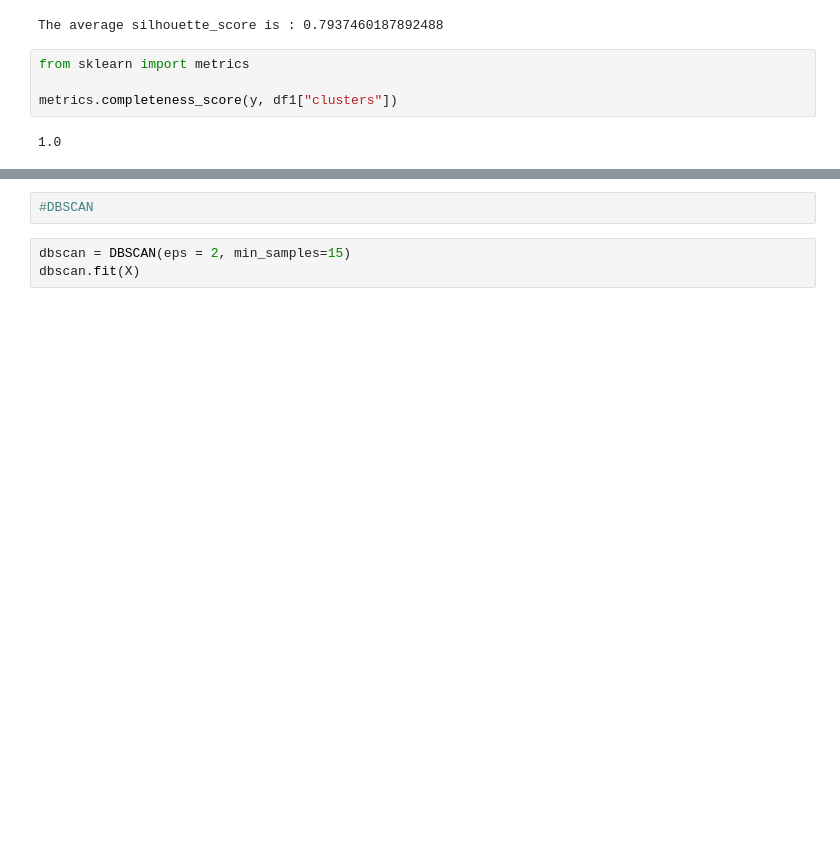
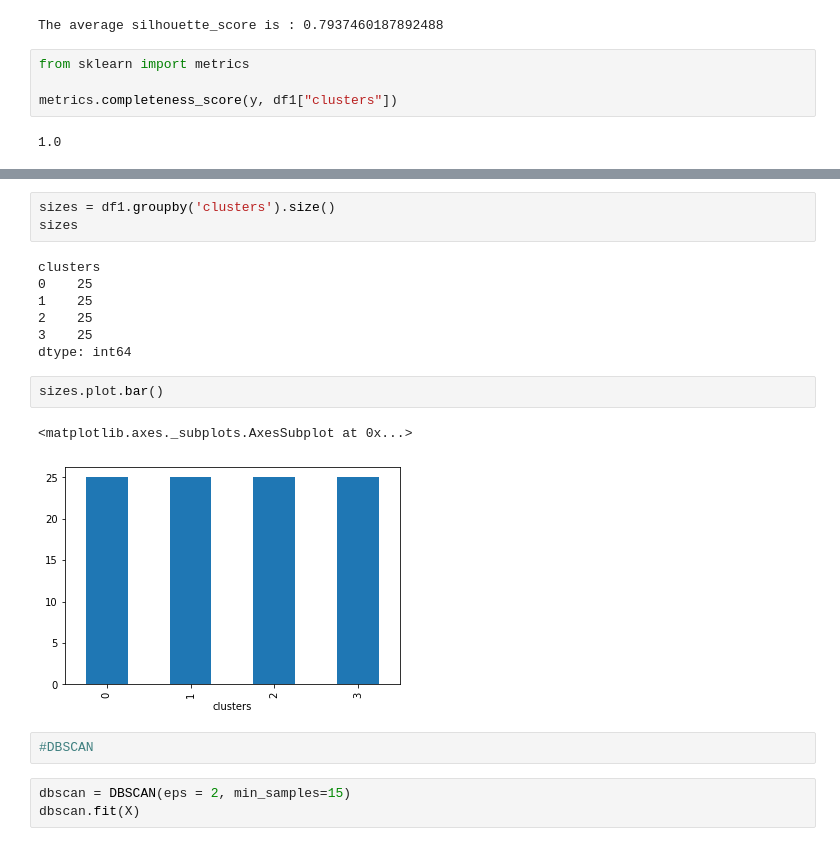
Before and after one commit to DSEI21000-S21/project-clustering-geological-samples, a Jupyter notebook: Project_notebook_final_JatinJain.ipynb, the cells around one changed output, grey strips where cells are left out. Drawn from its saved outputs; the diff is of its cells as text; blank space fills up the shorter version.

Commit message:
Plot of Kmeans clusters
Plot of Kmeans clusters

```diff
--- a/Project_notebook_final_JatinJain.ipynb
+++ b/Project_notebook_final_JatinJain.ipynb
@@ -966,3 +981,18 @@ metrics.completeness_score(y, df1["clusters"])
+# %%
+sizes = df1.groupby('clusters').size()
+sizes
+# %% [output]
+clusters
+0    25
+1    25
+2    25
+3    25
+dtype: int64
+# %%
+sizes.plot.bar()
+# %% [output]
+<matplotlib.axes._subplots.AxesSubplot at 0x...>
+[figure, added]
 # %%
 #DBSCAN
 # %%
```
Also changed, not shown: parts of 23 cells of this notebook.
